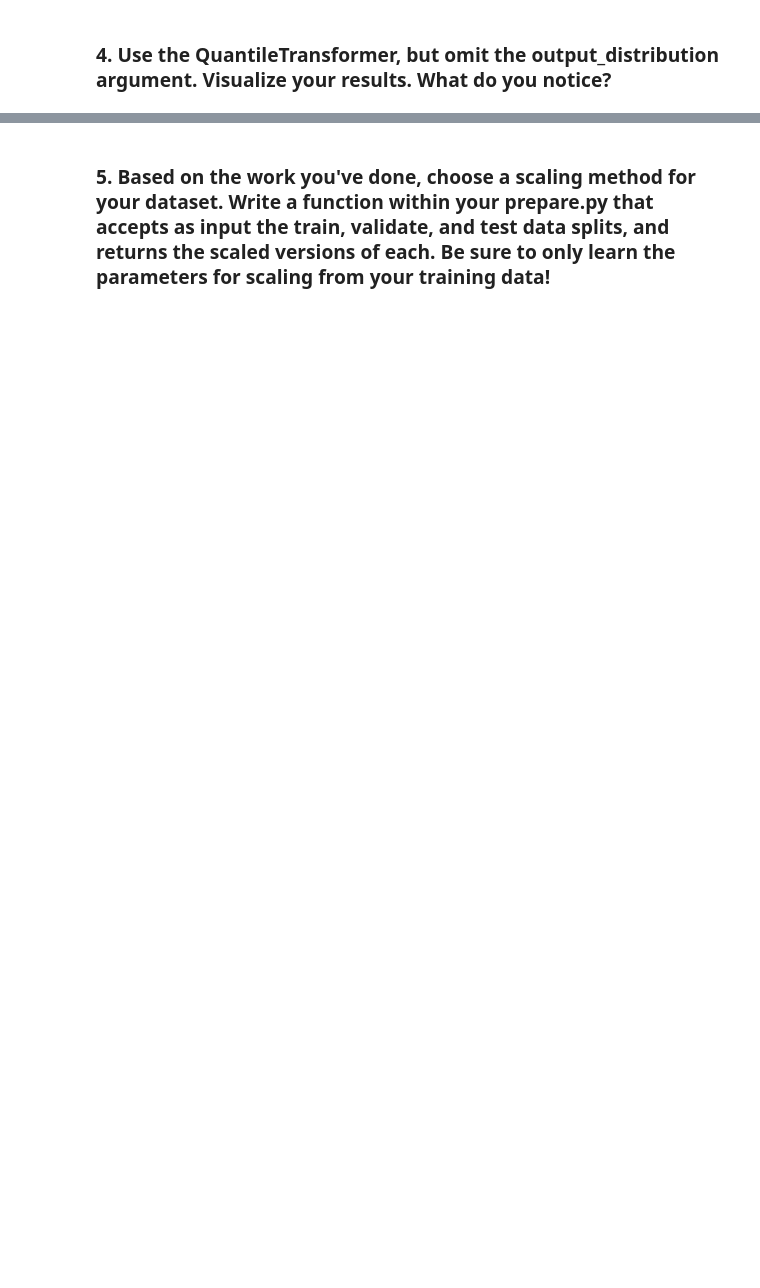
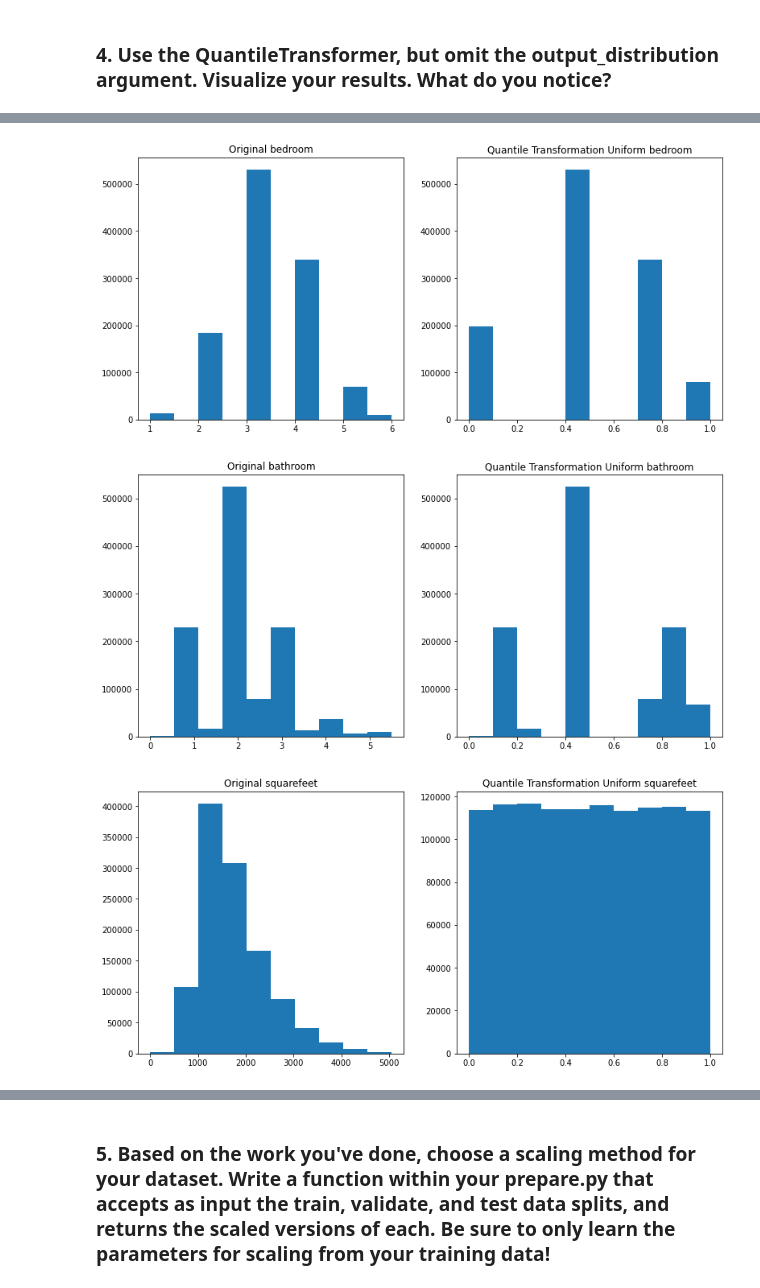
Before and after one commit to Yvette-Ibarra/regression-exercises, a Jupyter notebook: scaling.ipynb, the cells around one changed output, grey strips where cells are left out. Drawn from its saved outputs; the diff is of its cells as text; code cells hidden in the pictures; blank space fills up the shorter version.

```diff
--- a/scaling.ipynb
+++ b/scaling.ipynb
@@ -325,6 +373,6 @@ for i in cols:
 ### 4. Use the QuantileTransformer, but omit the output_distribution argument. Visualize your results. What do you notice?
 # %%
 qt2 = QuantileTransformer()
-x_new2=x_train.copy()
-x_new2[cols]= qt2.fit_transform(x_train[cols])
-x_new2
+train_scaler5=train.copy()
+train_scaler5[columns_to_scale]= qt2.fit_transform(train[columns_to_scale])
+train_scaler5
@@ -331,12 +393,16 @@ x_new2
 # %%
-for i in cols:
+for i in columns_to_scale:
     plt.figure(figsize=(13, 6))
     plt.subplot(121)
-    plt.hist(data=x_train, x= i,bins=10)
+    plt.hist(data=train, x= i,bins=10)
     plt.title(f'Original {i}')
 
     plt.subplot(122)
-    plt.hist(x= i, data=x_new2,bins=10)
+    plt.hist(x= i, data=train_scaler5,bins=10)
     plt.title(f'Quantile Transformation Uniform {i}')
 
     plt.show();
+# %% [output]
+[figure, added]
+[figure, added]
+[figure, added]
```
Also changed, not shown: parts of 42 cells of this notebook.
